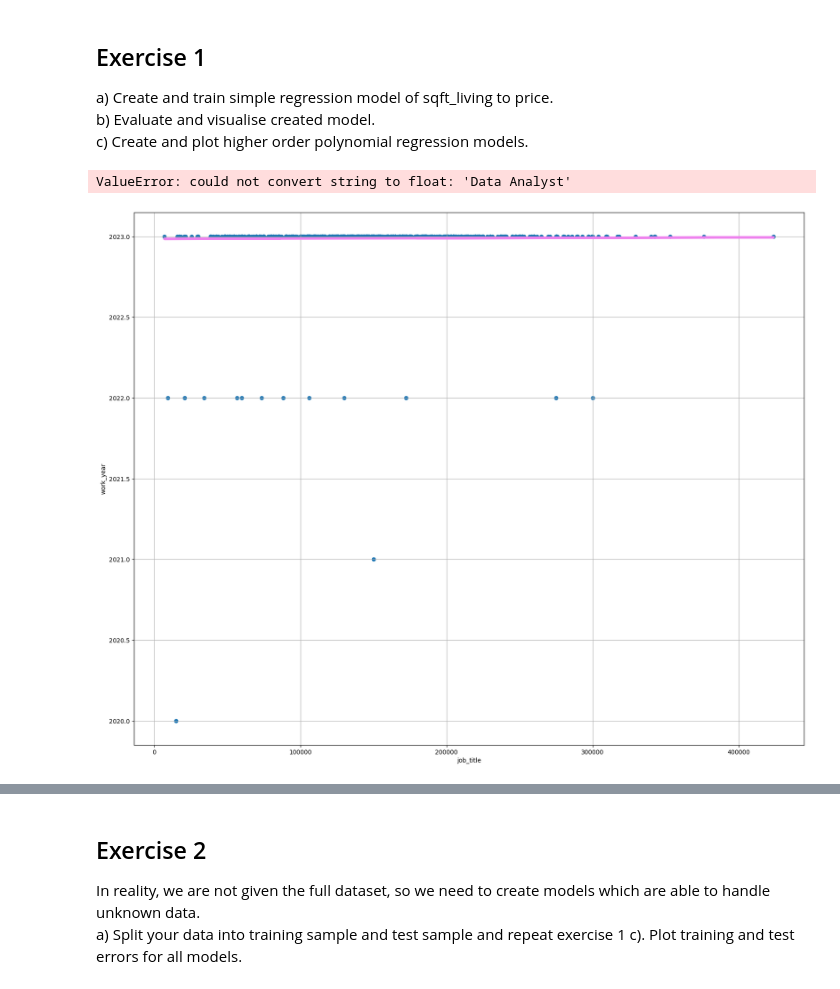
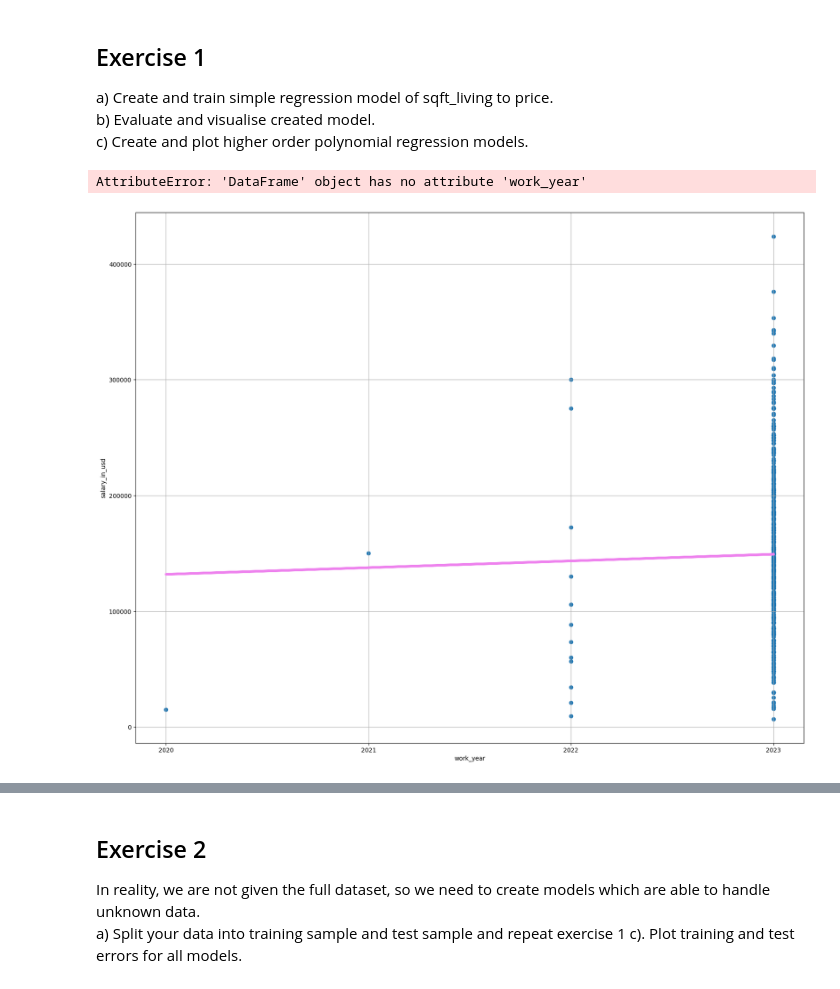
Before and after one commit to qojigedou/data_science, a Jupyter notebook: Assignment_opt_2_3_with_code.ipynb, the cells around one changed output, grey strips where cells are left out. Saved outputs shown, nothing was run; the diff lists cells and outputs as text; code cells hidden in the pictures.

```diff
--- a/Assignment_opt_2_3_with_code.ipynb
+++ b/Assignment_opt_2_3_with_code.ipynb
@@ -16,26 +33,27 @@ c) Create and plot higher order polynomial regression models.
 # %%
 #a)
 
-X = house_df.salary_in_usd.values.reshape(-1,1)[:1000]
-y = house_df.work_year.values.reshape(-1)[:1000]
+X = salary_df.work_year.values.reshape(-1,1)[:1000]
+y = salary_df.salary_in_usd.values.reshape(-1)[:1000]
 
-model = LinearRegression()
-
+X_train, X_test, y_train, y_test = train_test_split(X, y, test_size = 0.2, random_state=8)
+model = LinearRegression().fit(X_train, y_train)
 #Your code:
 
 
 #Hint: .fit()
 # %% [output]
-ValueError: could not convert string to float: 'Data Analyst'
+AttributeError: 'DataFrame' object has no attribute 'work_year'
 # %%
 #b)
 #Your code:
 fig, ax = plt.subplots(figsize=(20, 16))
-ax.set_xlabel('job_title')
-ax.set_ylabel('work_year')
+plt.xticks(ticks=[2020, 2021, 2022, 2023])
+ax.set_ylabel('salary_in_usd')
+ax.set_xlabel('work_year')
 
 ax.plot(X, (model.intercept_ + X * model.coef_), 'violet', linewidth=4)
 ax.scatter(X, y)
 ax.grid()
 # %% [output]
-[figure, old version]
+[figure, new version]
```
Also changed, not shown: parts of 13 cells of this notebook, 1 other file.
